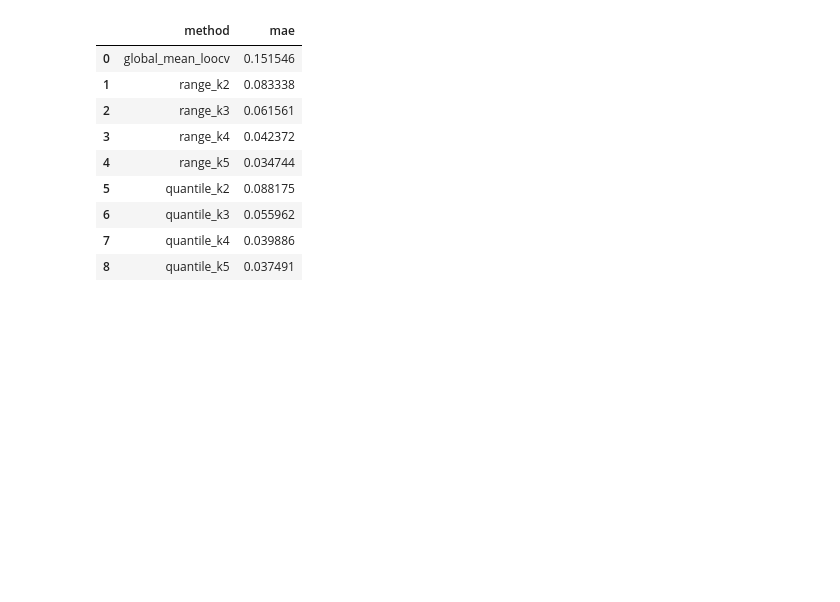
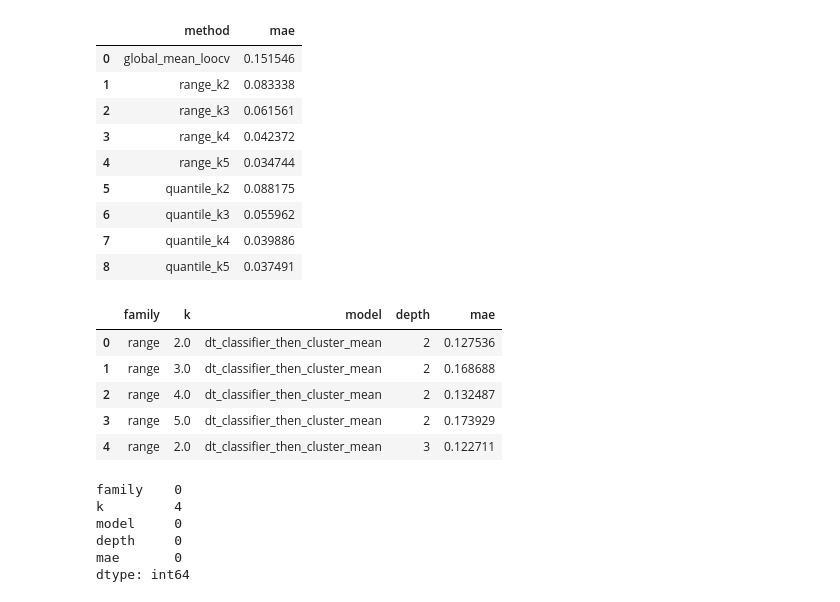
Before and after one commit to seulki-noh/master-thesis-portfolio, a Jupyter notebook: notebooks/01_portfolio.ipynb, the cells around one changed output. Drawn from its saved outputs; the diff is of its cells as text; code cells hidden in the pictures; blank space fills up the shorter version.

```diff
--- a/notebooks/01_portfolio.ipynb
+++ b/notebooks/01_portfolio.ipynb
@@ -186,3 +186,82 @@ def loocv_df_regressor(df, feature_cols, target_col = TARGET, max_depth = 2, ran
         pred_y = reg.predict(X_test)[0]
         errors.append(abs(pred_y - true_y))
     return float(np.mean(errors)) if errors else np.nan
+# %%
+rows = []
+
+# (A) Range grouping : DT classifier -> cluster mean (k x depth)
+for depth in DEPTH_LIST:
+    for k in K_LIST:
+        mae = loocv_dt_classifier_then_cluster_mean(
+            df,
+            feature_cols = feature_cols,
+            cluster_col = f"Range_k{k}",
+            target_col = TARGET,
+            max_depth = depth,
+            random_state = 2
+        )
+        rows.append({
+            "family" : "range",
+            "k": k,
+            "model": "dt_classifier_then_cluster_mean",
+            "depth" : depth,
+            "mae" : mae
+        })
+
+# (B) Quantile grouping : DT classifier -> cluster mean (k x depth)
+for depth in DEPTH_LIST:
+    for k in K_LIST:
+        mae = loocv_dt_classifier_then_cluster_mean(
+            df,
+            feature_cols= feature_cols,
+            cluster_col= f"Quantile_k{k}",
+            target_col=TARGET,
+            max_depth= depth,
+            random_state= 2
+        )
+        rows.append({
+            "family" : "quantile",
+            "k" : k,
+            "model" : "dt_classifier_then_cluster_mean",
+            "depth" : depth,
+            "mae" : mae
+        })
+
+# (C) DT regressor (depth only)
+for depth in DEPTH_LIST:
+    mae = loocv_df_regressor(
+        df,
+        feature_cols= feature_cols,
+        target_col = TARGET,
+        max_depth= depth,
+        random_state=2
+    )
+    rows.append({
+        "family" : "regressor",
+        "k" : np.nan,
+        "model" : "dt_regressor",
+        "depth": depth,
+        "mae" : mae
+        })
+
+model_mae_table = pd.DataFrame(rows)
+
+# save
+model_mae_table.to_csv(TAB_DIR / "model_loocv_mae.csv", index = False)
+model_mae_table.head()
+# %% [output]
+|  | family | k | model | depth | mae |
+| 0 | range | 2.0 | dt_classifier_then_cluster_mean | 2 | 0.127536 |
+| 1 | range | 3.0 | dt_classifier_then_cluster_mean | 2 | 0.168688 |
+| 2 | range | 4.0 | dt_classifier_then_cluster_mean | 2 | 0.132487 |
+| 3 | range | 5.0 | dt_classifier_then_cluster_mean | 2 | 0.173929 |
+| 4 | range | 2.0 | dt_classifier_then_cluster_mean | 3 | 0.122711 |
+# %%
+model_mae_table.isna().sum()
+# %% [output]
+family    0
+k         4
+model     0
+depth     0
+mae       0
+dtype: int64
```
Also changed, not shown: parts of 5 cells of this notebook, 8 other files.
